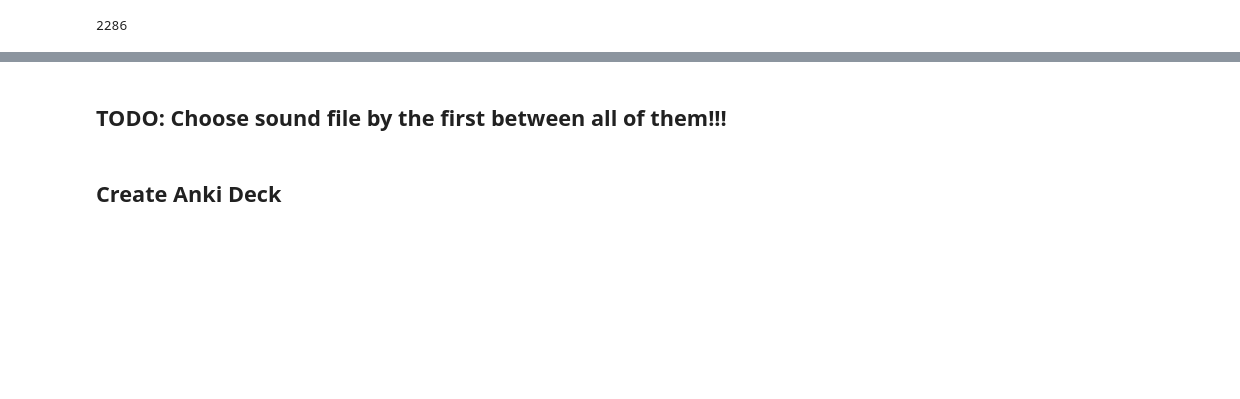
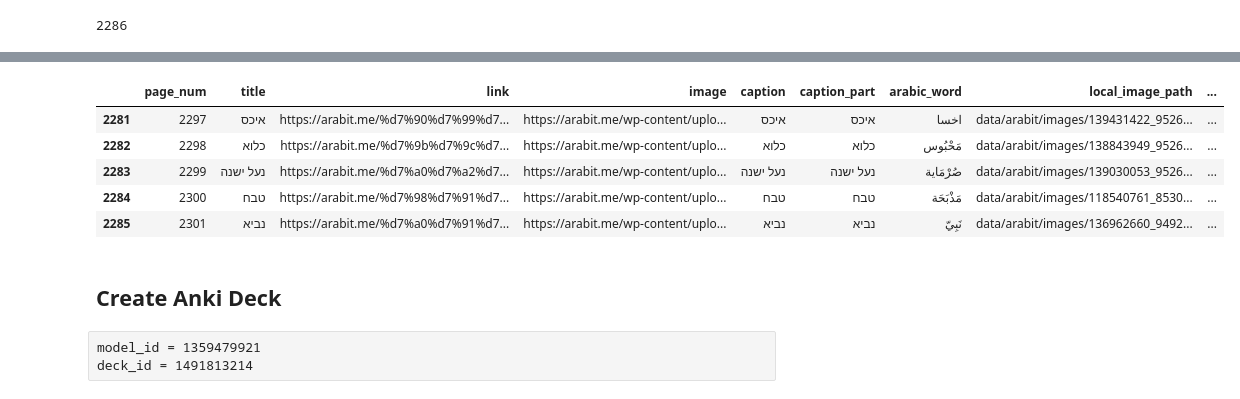
Before and after one commit to cjer/arabic, a Jupyter notebook: 02_scrape_arabit.ipynb, the cells around one changed output, grey strips where cells are left out. Drawn from its saved outputs; the diff is of its cells as text; code cells hidden in the pictures; blank space fills up the shorter version.

```diff
--- a/02_scrape_arabit.ipynb
+++ b/02_scrape_arabit.ipynb
@@ -854,4 +993,11 @@ wdf.head()
+# %%
+wdf.tail()
+# %% [output]
+|  | page_num | title | link | image | caption | caption_part | arabic_word | local_image_path | ... |
+| 2281 | 2297 | איכס | https://arabit.me/%d7%90%d7%99%d7... | https://arabit.me/wp-content/uplo... | איכס | איכס | اخسا | data/arabit/images/139431422_9526... | ... |
+| 2282 | 2298 | כלוא | https://arabit.me/%d7%9b%d7%9c%d7... | https://arabit.me/wp-content/uplo... | כלוא | כלוא | مَحْبُوس | data/arabit/images/138843949_9526... | ... |
+| 2283 | 2299 | נעל ישנה | https://arabit.me/%d7%a0%d7%a2%d7... | https://arabit.me/wp-content/uplo... | נעל ישנה | נעל ישנה | صُرْمَاية | data/arabit/images/139030053_9526... | ... |
+| 2284 | 2300 | טבח | https://arabit.me/%d7%98%d7%91%d7... | https://arabit.me/wp-content/uplo... | טבח | טבח | مَذْبَحَة | data/arabit/images/118540761_8530... | ... |
+| 2285 | 2301 | נביא | https://arabit.me/%d7%a0%d7%91%d7... | https://arabit.me/wp-content/uplo... | נביא | נביא | نَبِيّ | data/arabit/images/136962660_9492... | ... |
 # %%
 wdf.to_csv("data/arabit/words.csv", index=False)
-# %% [markdown]
-## TODO: Choose sound file by the first between all of them!!!
@@ -860,2 +1004,5 @@ wdf.to_csv("data/arabit/words.csv", index=False)
 # %% [markdown]
 ## Create Anki Deck
+# %% [raw]
+model_id = 1359479921
+deck_id = 1491813214
```
Also changed, not shown: parts of 27 cells of this notebook.
